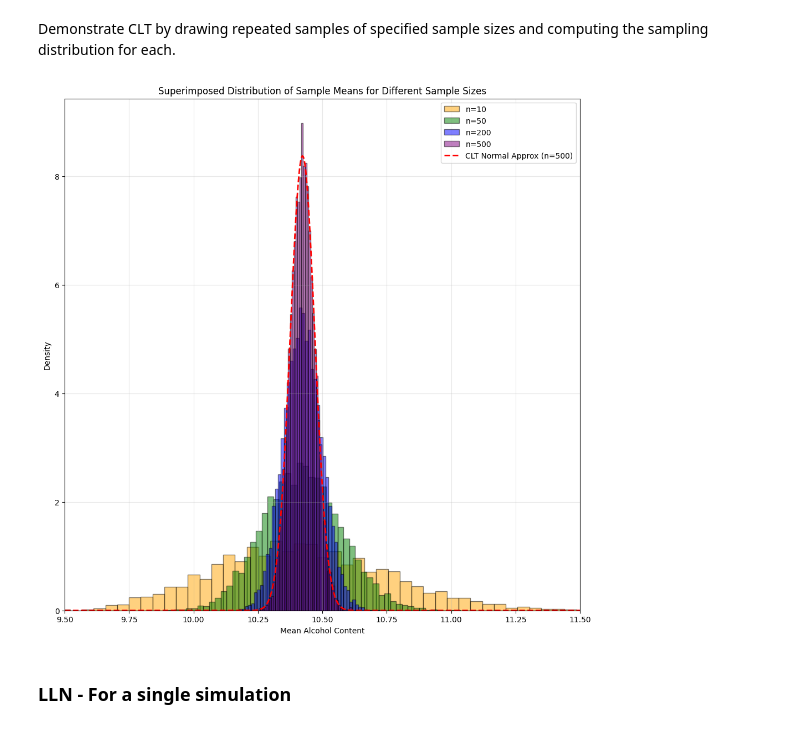
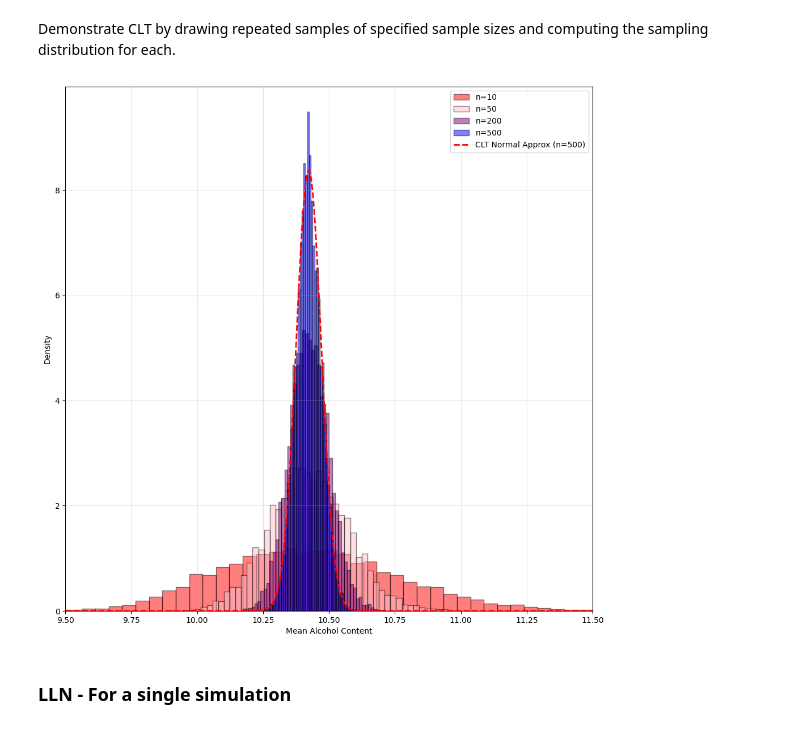
Before and after one commit to SaianPatel/InferentialStatistics, a Jupyter notebook: Coursework/2_CLT_LLN.ipynb, the cells around one changed output. Saved outputs shown, nothing was run; the diff lists cells and outputs as text; code cells hidden in the pictures.

```diff
--- a/Coursework/2_CLT_LLN.ipynb
+++ b/Coursework/2_CLT_LLN.ipynb
@@ -28,36 +28,35 @@ sample_means = {size: [] for size in sample_sizes}
 
 # Generate sample means for each sample size
 for size in sample_sizes:
     for _ in range(num_samples):
         sample = np.random.choice(x, size=size, replace=True)  # Bootstrap resampling
         sample_means[size].append(np.mean(sample))
 
 # Compute population mean and standard deviation
 pop_mean = np.mean(x)
 pop_std = np.std(x, ddof=1)  # Sample standard deviation
 
 # Plot: Superimposed distribution of sample means
 plt.figure(figsize=(12, 12))
 
-colors = ['orange', 'green', 'blue', 'purple']
+colors = ['red', 'pink',  'purple', 'blue']
 for i, size in enumerate(sample_sizes):
     plt.hist(sample_means[size], bins=50, alpha=0.5, density=True, color=colors[i], label=f'n={size}', edgecolor='black')
 
 # Plot the CLT Normal Approximation (n=1000)
 x_values = np.linspace(9.5, 11.5, 1000)
 y_values = stats.norm.pdf(x_values, loc=pop_mean, scale=pop_std / np.sqrt(500))
 plt.plot(x_values, y_values, 'r--', label='CLT Normal Approx (n=500)', linewidth=2)
 
 # Formatting
 plt.xlabel("Mean Alcohol Content")
 plt.ylabel("Density")
 plt.xlim(9.5, 11.5)
-plt.title("Superimposed Distribution of Sample Means for Different Sample Sizes")
 plt.legend()
 plt.grid(alpha=0.3)
 plt.show()
 # %% [output]
-[figure, old version]
+[figure, new version]
 # %% [markdown]
 ### LLN - For a single simulation
 # %% [markdown]
```
Also changed, not shown: 4 other files.
